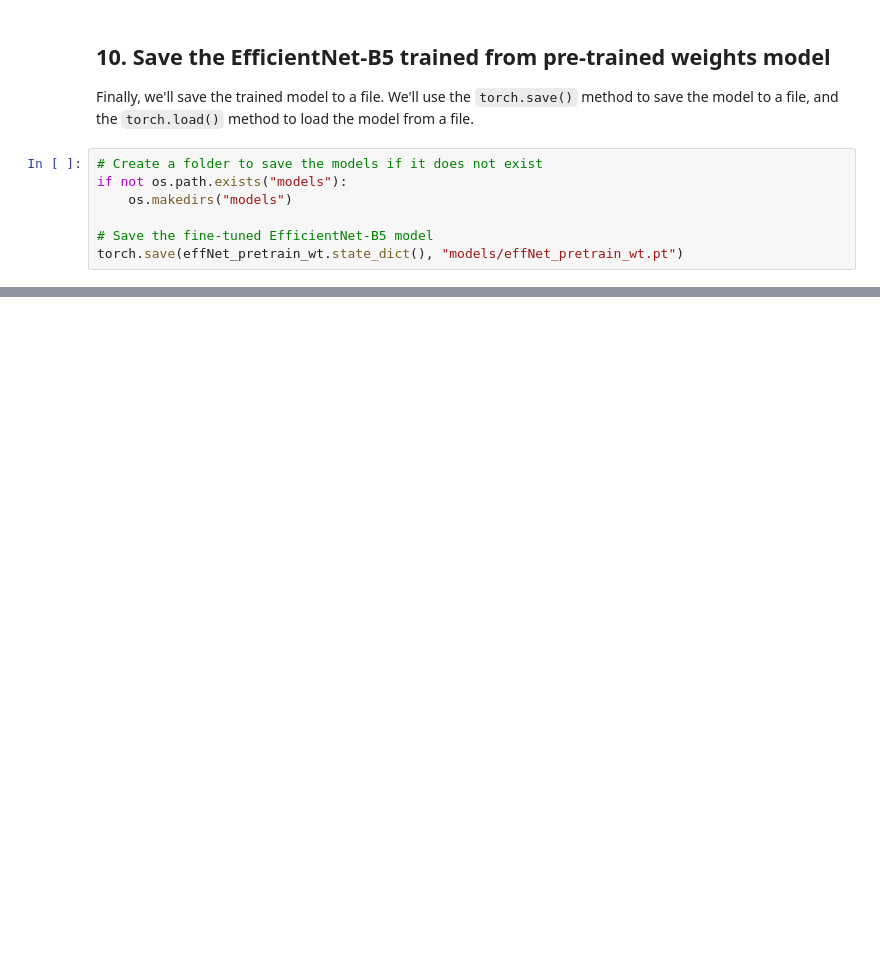
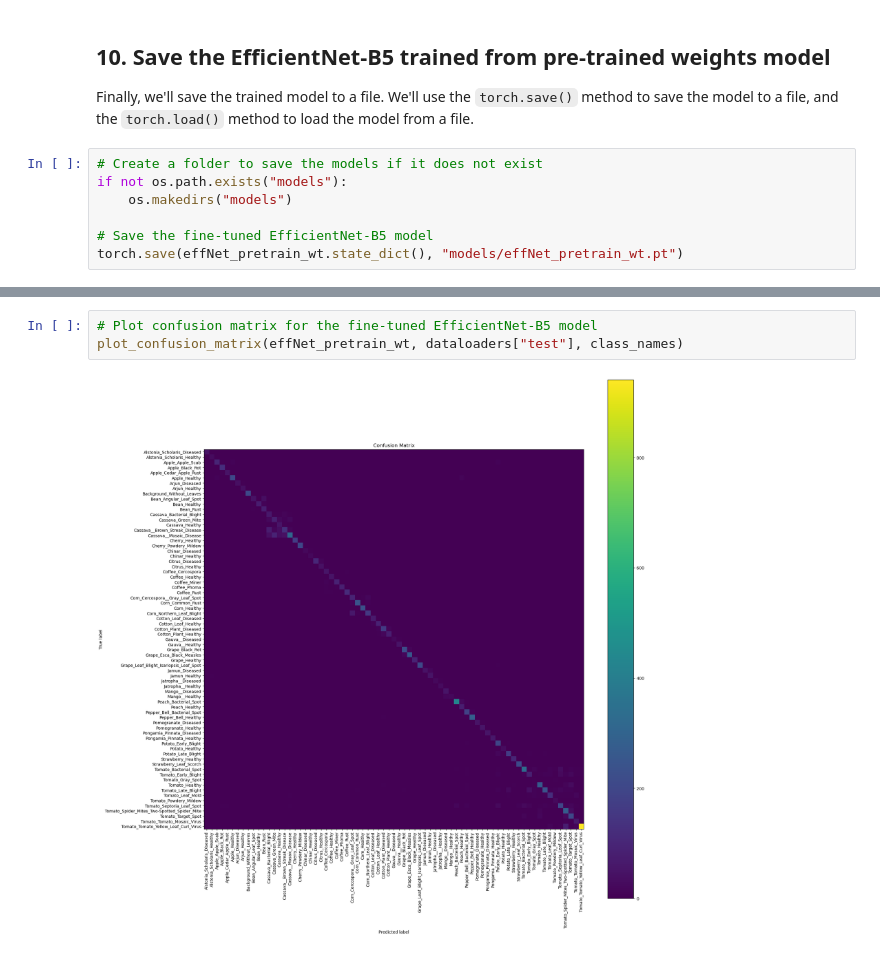
Before and after one commit to PracticumAI/transfer_learning, a Jupyter notebook: 01_transfer_learning_fine_tuning.ipynb, the cells around one changed output, grey strips where cells are left out. Saved outputs shown, nothing was run; the diff lists cells and outputs as text; blank space fills up the shorter version.

```diff
--- a/01_transfer_learning_fine_tuning.ipynb
+++ b/01_transfer_learning_fine_tuning.ipynb
@@ -463,0 +741,5 @@ torch.save(effNet_pretrain_wt.state_dict(), "models/effNet_pretrain_wt.pt")
+# %%
+# Plot confusion matrix for the fine-tuned EfficientNet-B5 model
+plot_confusion_matrix(effNet_pretrain_wt, dataloaders["test"], class_names)
+# %% [output]
+[figure, added]
```
Also changed, not shown: parts of 18 cells of this notebook.
